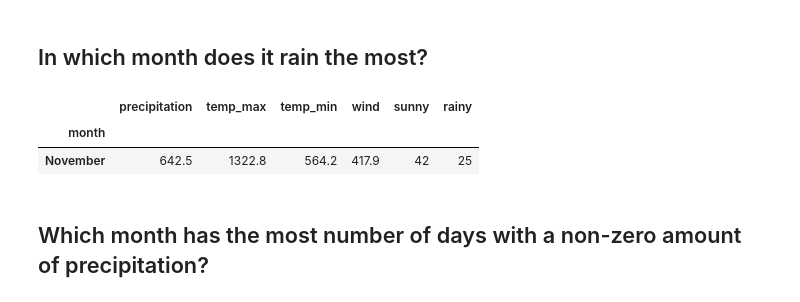
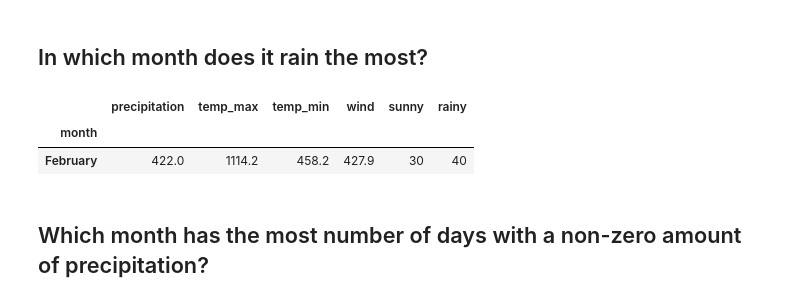
Before and after one commit to DanChurchill/time_series_exercises, a Jupyter notebook: time_series_exercises.ipynb, the cells around one changed output. Saved outputs shown, nothing was run; the diff lists cells and outputs as text; code cells hidden in the pictures.

```diff
--- a/time_series_exercises.ipynb
+++ b/time_series_exercises.ipynb
@@ -203,11 +203,11 @@ df['rainy'] = np.where(df.weather == 'rain', 1,0)
 # %%
 df['month'] = df.index.month_name()
 # %%
-df.groupby('month').sum().sort_values('precipitation').tail(1)
+df.groupby('month').sum().sort_values('rainy').tail(1)
 # %% [output]
 |  | precipitation | temp_max | temp_min | wind | sunny | rainy |
 | month |  |  |  |  |  |  |
-| November | 642.5 | 1322.8 | 564.2 | 417.9 | 42 | 25 |
+| February | 422.0 | 1114.2 | 458.2 | 427.9 | 30 | 40 |
 # %% [markdown]
 ## Which month has the most number of days with a non-zero amount of precipitation?
 # %%
```
Also changed, not shown: parts of 10 cells of this notebook, 3 other files.
